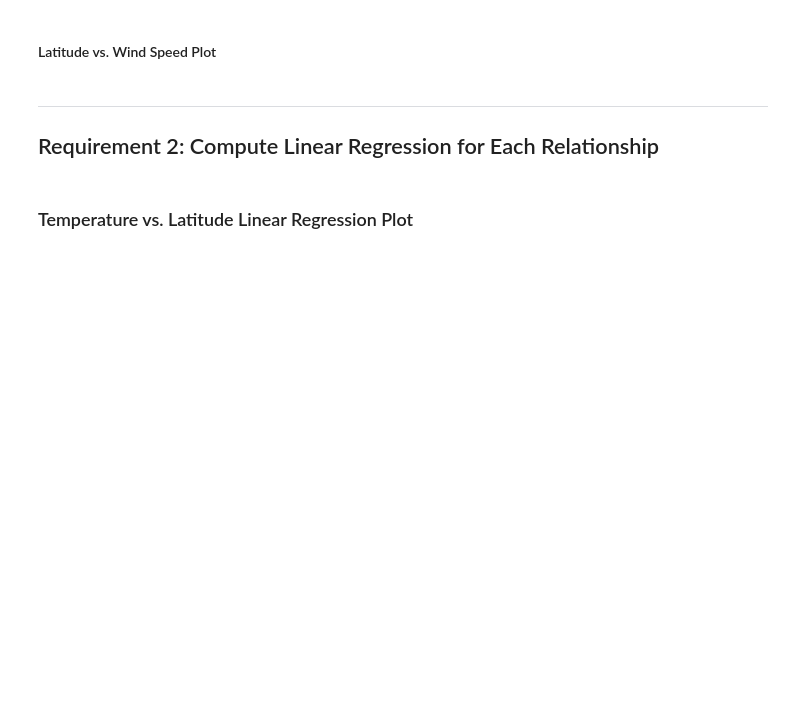
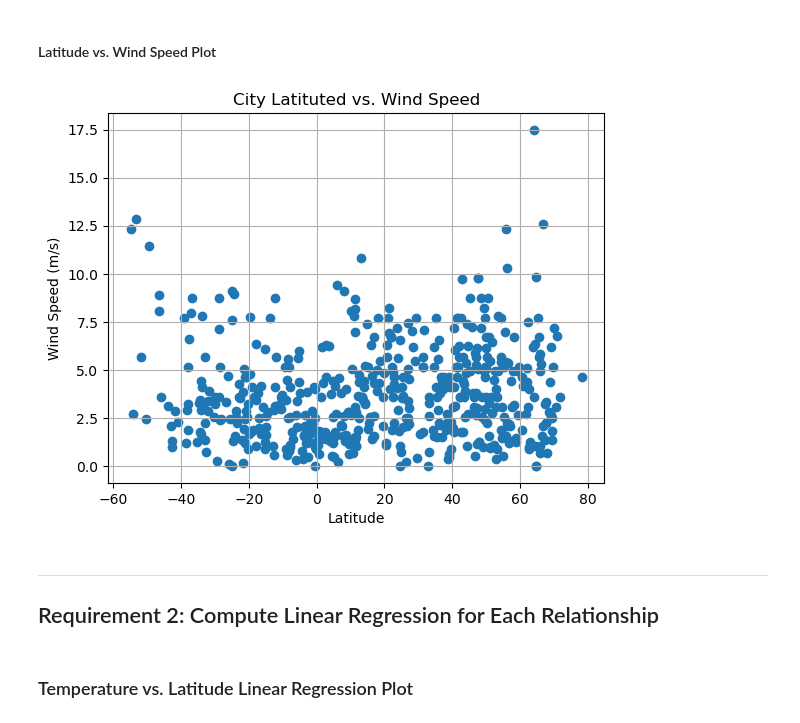
Before and after one commit to dsfackrell/python-api-challenge, a Jupyter notebook: WeatherPy/WeatherPy.ipynb, the cells around one changed output. Saved outputs shown, nothing was run; the diff lists cells and outputs as text; code cells hidden in the pictures; blank space fills up the shorter version.

```diff
--- a/WeatherPy/WeatherPy.ipynb
+++ b/WeatherPy/WeatherPy.ipynb
@@ -233,16 +210,24 @@ plt.show()
 #### Latitude vs. Wind Speed Plot
 # %%
 # Build the scatter plots for latitude vs. wind speed
-# YOUR CODE HERE
+plt.scatter(city_data_df['Lat'], city_data_df['Wind Speed'])
 
 # Incorporate the other graph properties
-# YOUR CODE HERE
+plt.xlabel('Latitude')
+plt.ylabel("Wind Speed (m/s)")
+plt.grid()
+plt.title("City Latituted vs. Wind Speed")
+
+# Save the figure
+plt.savefig("output_data/Fig3.png")
 
 # Save the figure
 plt.savefig("output_data/Fig4.png")
 
 # Show plot
 plt.show()
+# %% [output]
+[figure, added]
 # %% [markdown]
 ---
 
```
Also changed, not shown: parts of 8 cells of this notebook, 6 other files.
